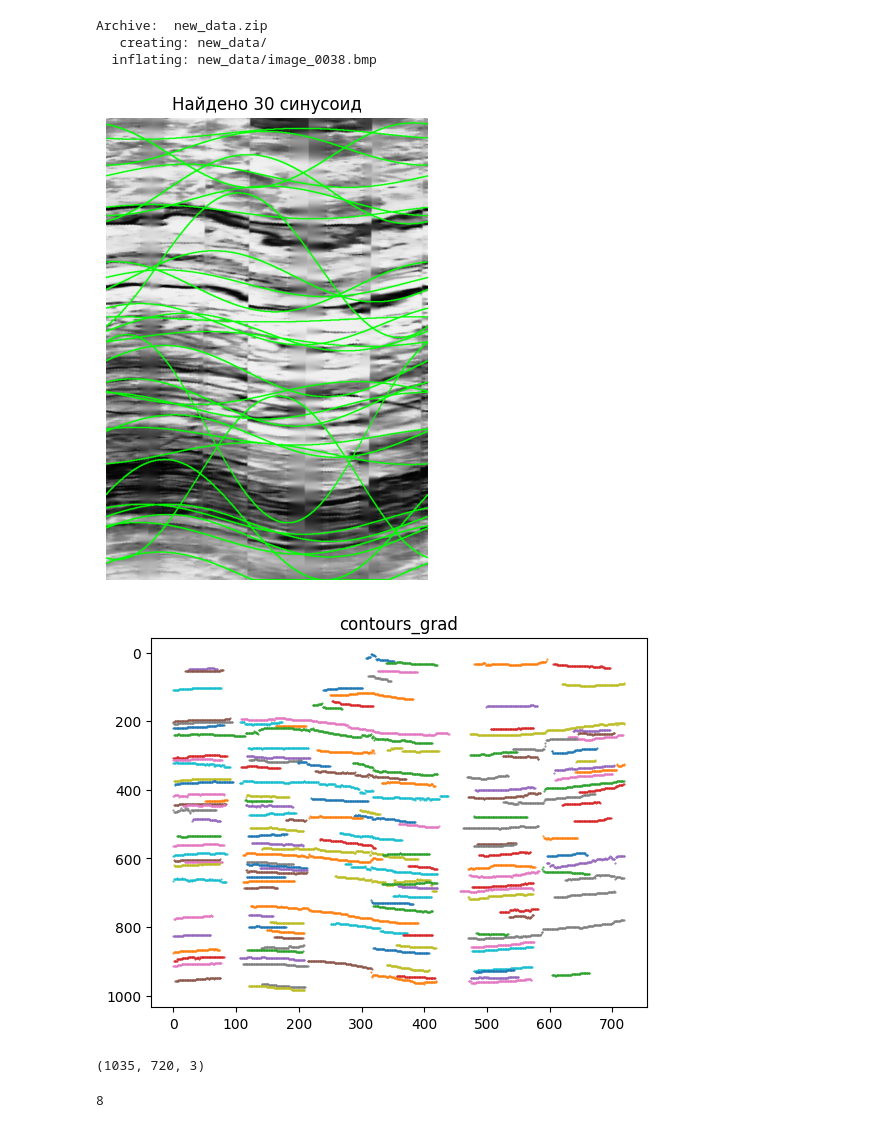
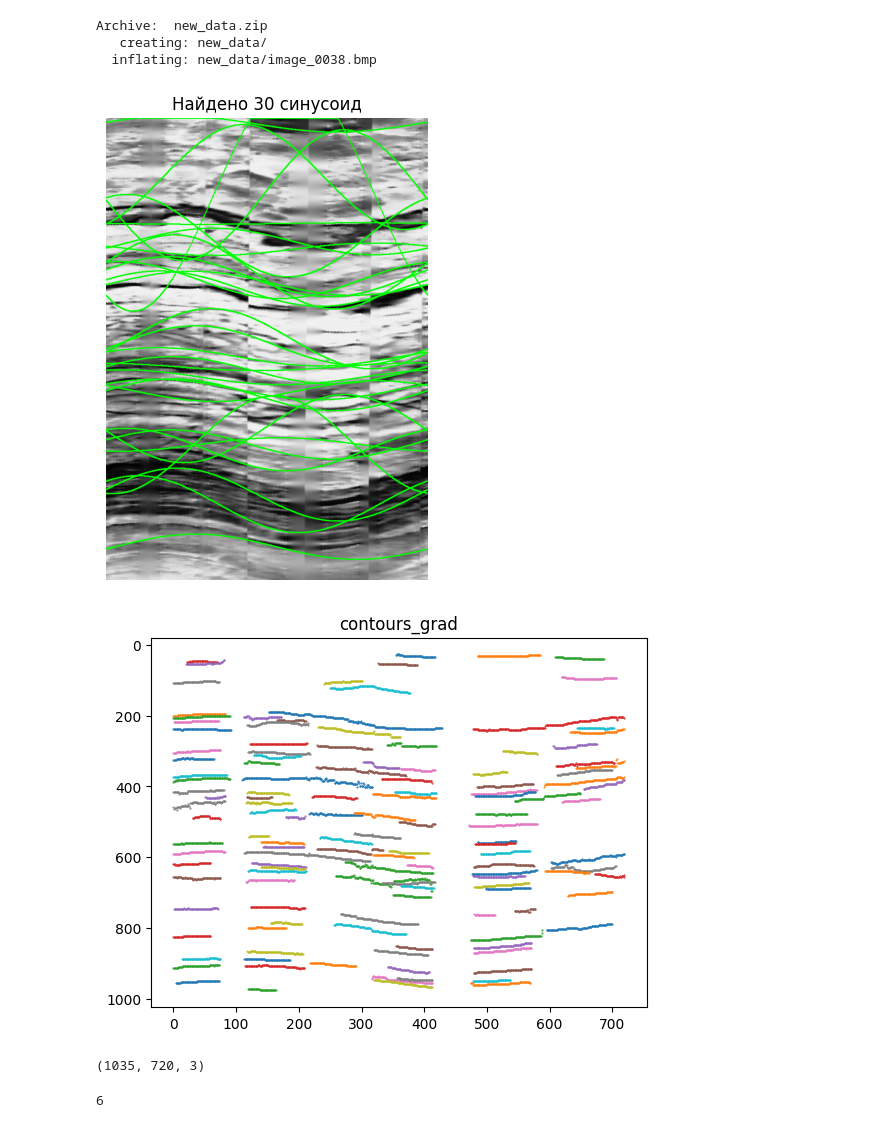
Before and after one commit to minstradamuss/Automatic-placement-of-sinusoids-on-the-image-for-interpreting-KarSar-MS-D-data, a Jupyter notebook: 2_best_grad_version.ipynb, the cells around one changed output. Drawn from its saved outputs; the diff is of its cells as text; code cells hidden in the pictures.

```diff
--- a/2_best_grad_version.ipynb
+++ b/2_best_grad_version.ipynb
@@ -104,8 +104,8 @@ def gradient_edges(gray):
     #grad_x = cv2.Scharr(gray, cv2.CV_64F, 0, 1, scale=1)
     #grad_y = cv2.Scharr(gray, cv2.CV_64F, 1, 0, scale=1)
     # ksize=3 или ksize=5 в обоих случах хорошие результаты
-    grad_x = cv2.Sobel(gray, cv2.CV_64F, 1, 0, ksize=5)
-    grad_y = cv2.Sobel(gray, cv2.CV_64F, 0, 1, ksize=5)
+    grad_x = cv2.Sobel(gray, cv2.CV_64F, 1, 0, ksize=3)
+    grad_y = cv2.Sobel(gray, cv2.CV_64F, 0, 1, ksize=3)
     magnitude = cv2.magnitude(grad_x, grad_y)
     magnitude = cv2.normalize(magnitude, None, 0, 255, cv2.NORM_MINMAX).astype(np.uint8)
     _, binary = cv2.threshold(magnitude, 40, 255, cv2.THRESH_BINARY)
@@ -164,35 +164,35 @@ def detect_and_draw(img_rgb,
 
     if background == "rgb":
         canvas = img_rgb.copy()
     else:
         canvas = cv2.cvtColor(grad_mask, cv2.COLOR_GRAY2BGR)
 
     xs_full = np.arange(w)
     for A, θ, y0 in curves:
         ys = (A * np.sin(ω * xs_full + θ) + y0).astype(int)
         good = (ys >= 0) & (ys < h)
         pts = np.column_stack([xs_full[good], ys[good]]).astype(np.int32)
         cv2.polylines(canvas, [pts], False, (0, 255, 0), 2)
 
     plt.figure(figsize=(8, 6))
     plt.imshow(canvas)
     plt.axis("off")
     plt.title(f"Найдено {len(curves)} синусоид")
     plt.show()
 
     for c in contours_grad:
         plt.plot(c[:, 0], c[:, 1], '.', markersize=1)
     plt.gca().invert_yaxis()
     plt.title("contours_grad")
 
 sample_path = ds.imgs[0]
 img = np.array(Image.open(sample_path).convert('RGB'))
 img = inpaint_image(img)
 
 detect_and_draw(img_rgb=img)
 # %% [output]
-[figure, old version]
+[figure, new version]
-[figure, old version]
+[figure, new version]
 # %%
 img.shape
 # %% [output]
@@ -311,7 +311,7 @@ df_avg.to_csv(csv_path, index=False)
 # %%
 len(df_avg)
 # %% [output]
-8
+6
 # %%
 df = pd.read_csv("/content/result.csv")
 # %%
```
Also changed, not shown: parts of 2 cells of this notebook.
